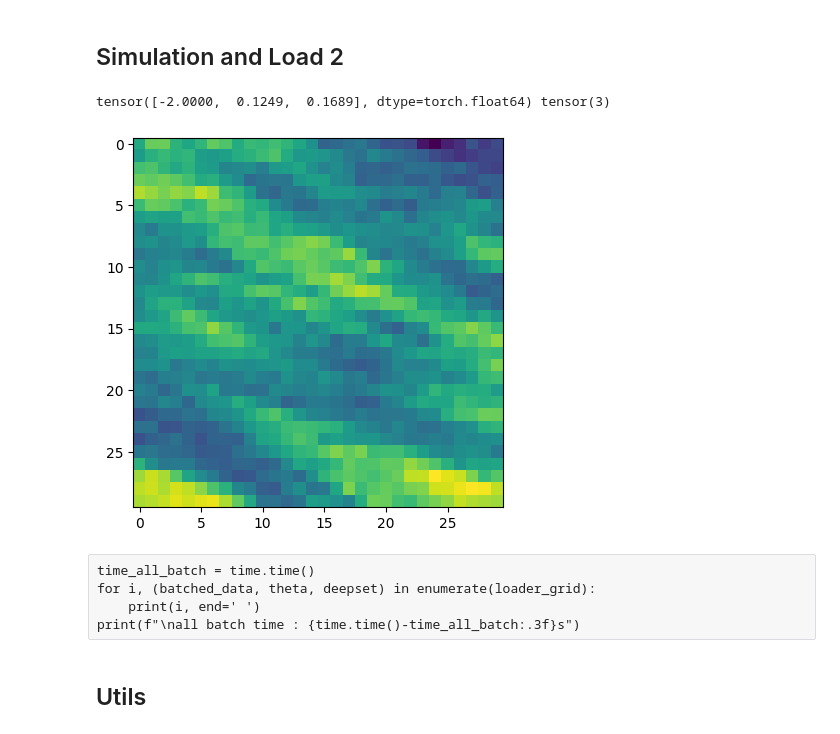
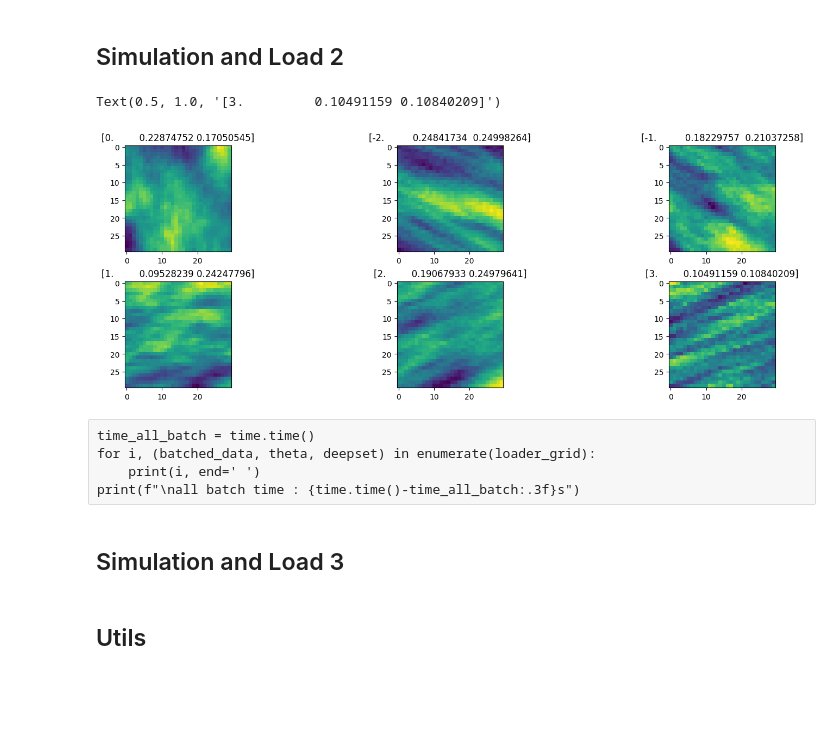
Before and after one commit to DarenXL/Neural_ST_inference, a Jupyter notebook: Code GNN/Amortized_Methods_Geostatistics_Spatio-Temporal-2D.ipynb, the cells around one changed output. Drawn from its saved outputs; the diff is of its cells as text; code cells hidden in the pictures; blank space fills up the shorter version.

```diff
--- a/Code GNN/Amortized_Methods_Geostatistics_Spatio-Temporal-2D.ipynb
+++ b/Code GNN/Amortized_Methods_Geostatistics_Spatio-Temporal-2D.ipynb
@@ -359,19 +379,30 @@ loader_grid_test = DataLoader(dataset_grid_test, test_size, shuffle=False)
 # %%
 dataset_grid.save(data_path + '/' + data_name)
 dataset_grid_test.save(data_path + '/' + data_name)
-# %%
-k = 3
-m = 0
-plt.imshow(dataset_grid[k][0][m], aspect='equal')
-print(dataset_grid[k][1][m], dataset_grid[k][2][m])
-# %% [output]
-tensor([-2.0000,  0.1249,  0.1689], dtype=torch.float64) tensor(3)
-[figure, removed]
+# %%
+fig, ax = plt.subplots(2, 3, figsize=(15, 5), constrained_layout=True)
+ax[0,0].imshow(dataset_grid[0][0][m], aspect='equal')
+ax[0,0].set_title(dataset_grid[0][1][m].detach().numpy())
+ax[0,1].imshow(dataset_grid[1][0][m], aspect='equal')
+ax[0,1].set_title(dataset_grid[1][1][m].detach().numpy())
+ax[0,2].imshow(dataset_grid[2][0][m], aspect='equal')
+ax[0,2].set_title(dataset_grid[2][1][m].detach().numpy())
+ax[1,0].imshow(dataset_grid[3][0][m], aspect='equal')
+ax[1,0].set_title(dataset_grid[3][1][m].detach().numpy())
+ax[1,1].imshow(dataset_grid[4][0][m], aspect='equal')
+ax[1,1].set_title(dataset_grid[4][1][m].detach().numpy())
+ax[1,2].imshow(dataset_grid[5][0][m], aspect='equal')
+ax[1,2].set_title(dataset_grid[5][1][m].detach().numpy())
+# %% [output]
+Text(0.5, 1.0, '[3.         0.10491159 0.10840209]')
+[figure, added]
 # %% [raw]
 time_all_batch = time.time()
 for i, (batched_data, theta, deepset) in enumerate(loader_grid):
     print(i, end=' ')
 print(f"\nall batch time : {time.time()-time_all_batch:.3f}s")
+# %% [markdown]
+## Simulation and Load 3
 # %% [markdown]
 ## Utils
 # %%
```
Also changed, not shown: parts of 13 cells of this notebook, 2 other files.
